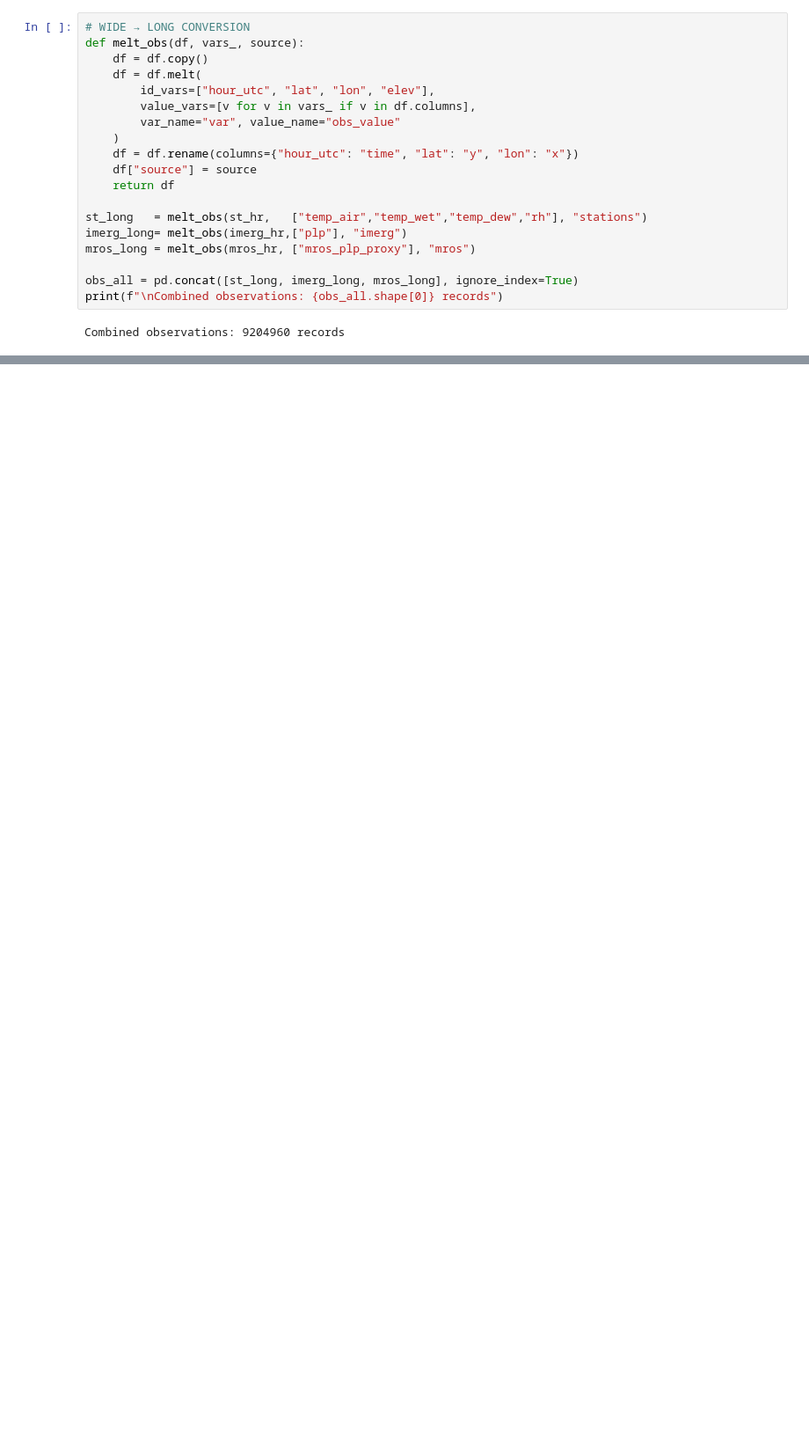
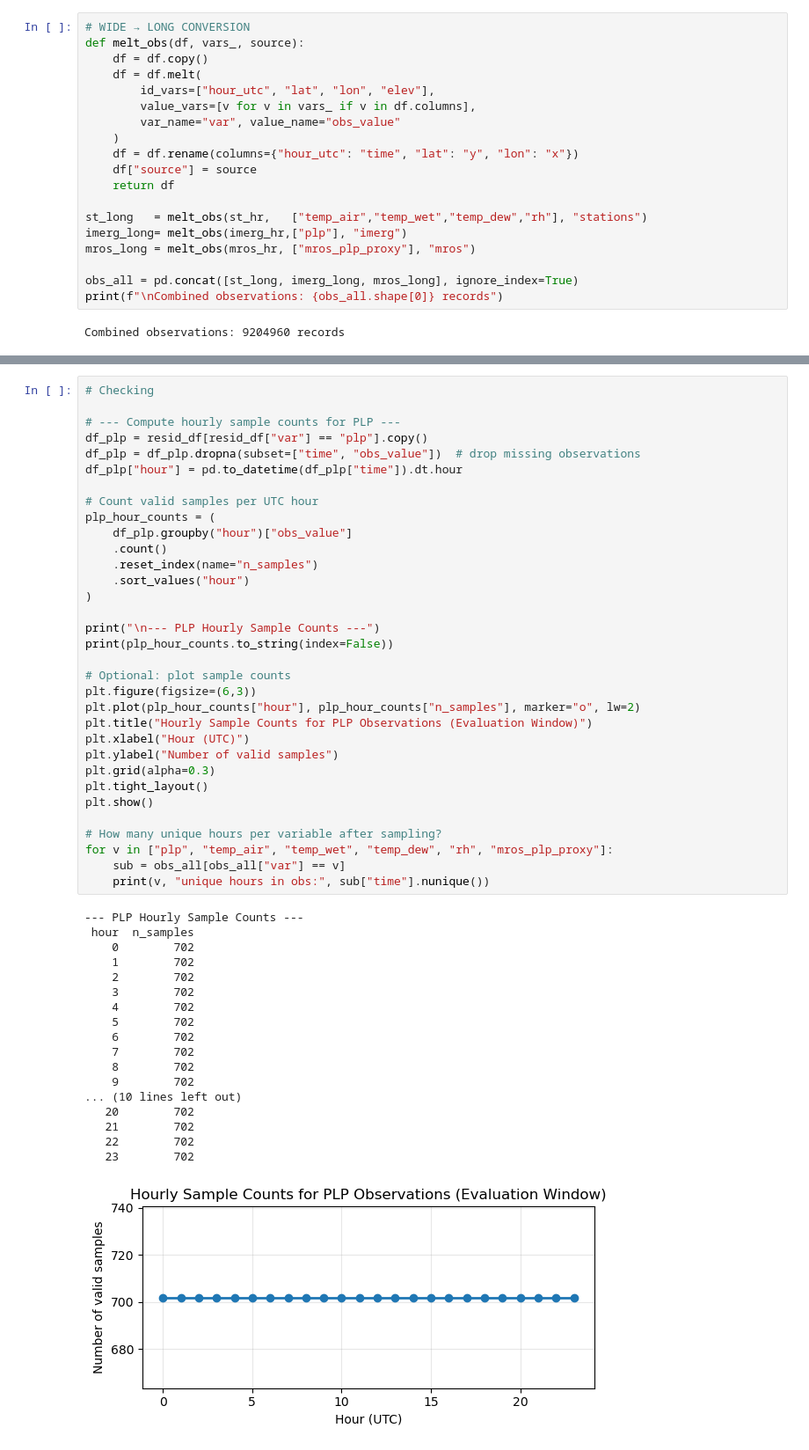
Before and after one commit to emmaaagolub/MRoS-phase-prediction, a Jupyter notebook: Scripts/IDW_evaluation.ipynb, the cells around one changed output, grey strips where cells are left out. Shown at 88% size. Cells and saved outputs as stored; diff of their text form; blank space fills up the shorter version.

```diff
--- a/Scripts/IDW_evaluation.ipynb
+++ b/Scripts/IDW_evaluation.ipynb
@@ -309,0 +458,52 @@ rh               RMSE=0.084  MAE=0.049  Bias=0.003  N=1953
+# %%
+# Checking
+
+# --- Compute hourly sample counts for PLP ---
+df_plp = resid_df[resid_df["var"] == "plp"].copy()
+df_plp = df_plp.dropna(subset=["time", "obs_value"])  # drop missing observations
+df_plp["hour"] = pd.to_datetime(df_plp["time"]).dt.hour
+
+# Count valid samples per UTC hour
+plp_hour_counts = (
+    df_plp.groupby("hour")["obs_value"]
+    .count()
+    .reset_index(name="n_samples")
+    .sort_values("hour")
+)
+
+print("\n--- PLP Hourly Sample Counts ---")
+print(plp_hour_counts.to_string(index=False))
+
+# Optional: plot sample counts
+plt.figure(figsize=(6,3))
+plt.plot(plp_hour_counts["hour"], plp_hour_counts["n_samples"], marker="o", lw=2)
+plt.title("Hourly Sample Counts for PLP Observations (Evaluation Window)")
+plt.xlabel("Hour (UTC)")
+plt.ylabel("Number of valid samples")
+plt.grid(alpha=0.3)
+plt.tight_layout()
+plt.show()
+
+# How many unique hours per variable after sampling?
+for v in ["plp", "temp_air", "temp_wet", "temp_dew", "rh", "mros_plp_proxy"]:
+    sub = obs_all[obs_all["var"] == v]
+    print(v, "unique hours in obs:", sub["time"].nunique())
+# %% [output]
+--- PLP Hourly Sample Counts ---
+ hour  n_samples
+    0        702
+    1        702
+    2        702
+    3        702
+    4        702
+    5        702
+    6        702
+    7        702
+    8        702
+    9        702
+... (10 lines left out)
+   20        702
+   21        702
+   22        702
+   23        702
+[figure, added]
```
Also changed, not shown: parts of 12 cells of this notebook, 31 other files.
